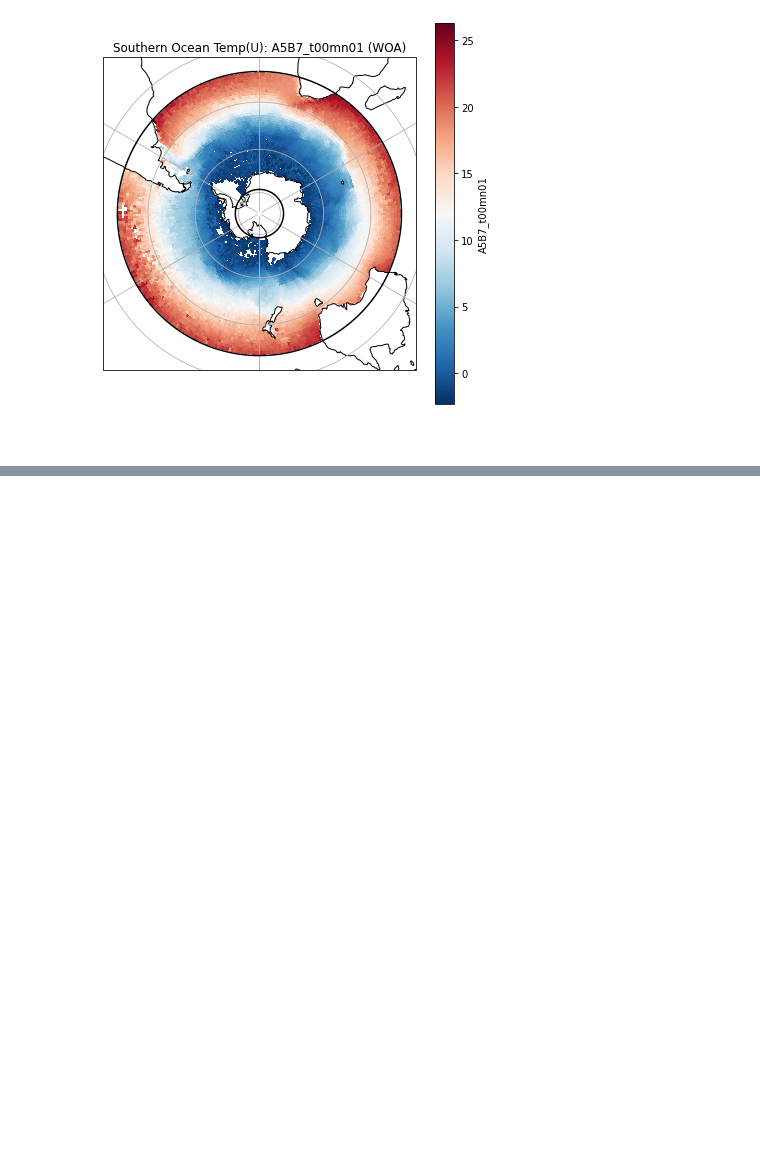
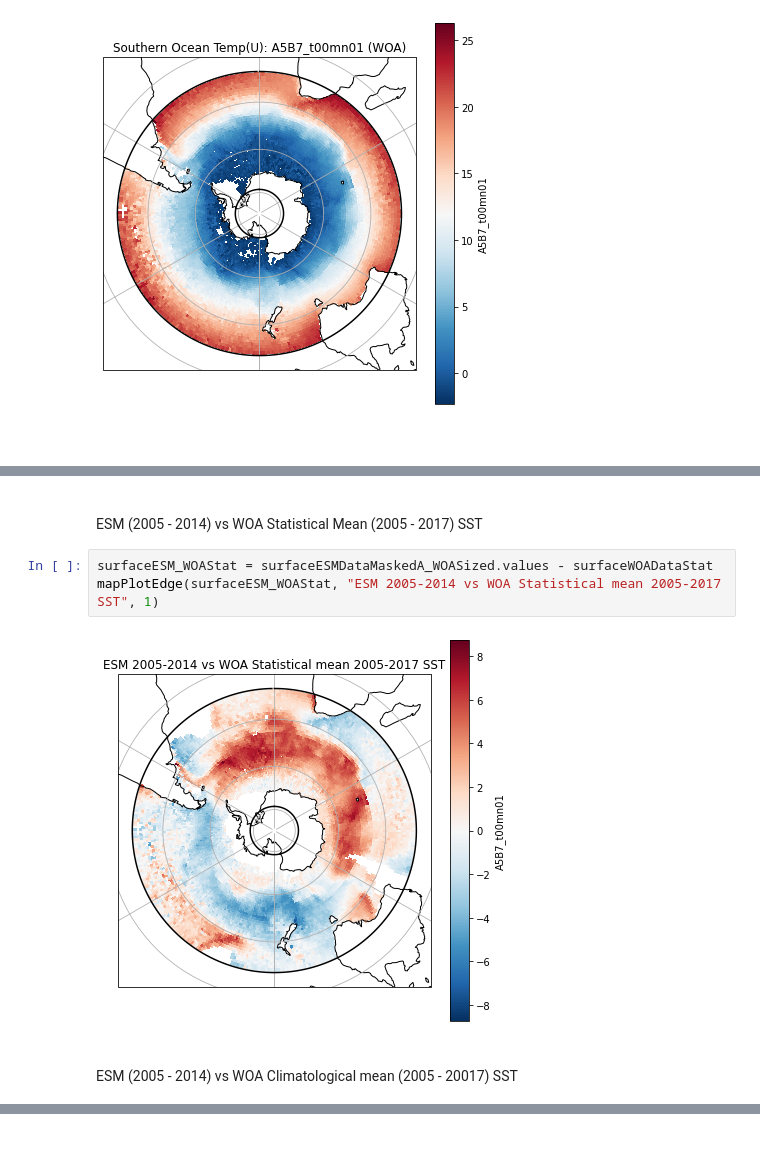
Before and after one commit to el1247/BAS_AI4ER_SAM, a Jupyter notebook: notebooks/exploratory/1.0_el_ESMvsWOA.ipynb, the cells around one changed output, grey strips where cells are left out. Drawn from its saved outputs; the diff is of its cells as text; blank space fills up the shorter version.

```diff
--- a/notebooks/exploratory/1.0_el_ESMvsWOA.ipynb
+++ b/notebooks/exploratory/1.0_el_ESMvsWOA.ipynb
@@ -384,0 +396,11 @@ surfaceWOADataStat = meanSurfaceTempWOAGeo(dfWOALatSmean, False, 1)
+# %% [markdown]
+<br>
+ESM (2005 - 2014) vs WOA Statistical Mean (2005 - 2017) SST
+# %%
+surfaceESM_WOAStat = surfaceESMDataMaskedA_WOASized.values - surfaceWOADataStat
+mapPlotEdge(surfaceESM_WOAStat, "ESM 2005-2014 vs WOA Statistical mean 2005-2017 SST", 1)
+# %% [output]
+[figure, added]
+# %% [markdown]
+<br>
+ESM (2005 - 2014) vs WOA Climatological mean (2005 - 20017) SST
```
Also changed, not shown: parts of 23 cells of this notebook, 2 other files.
